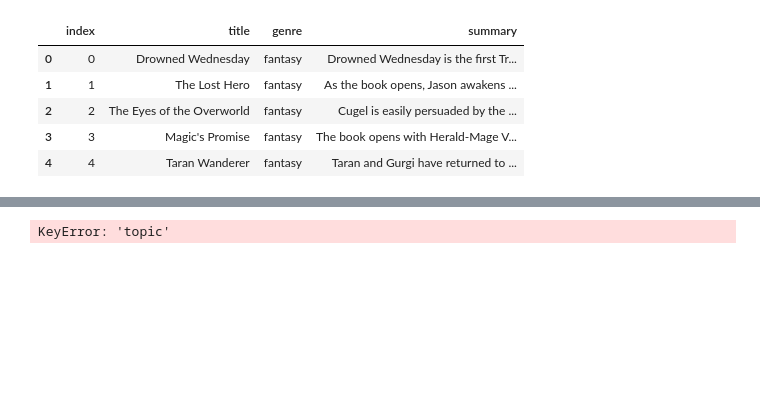
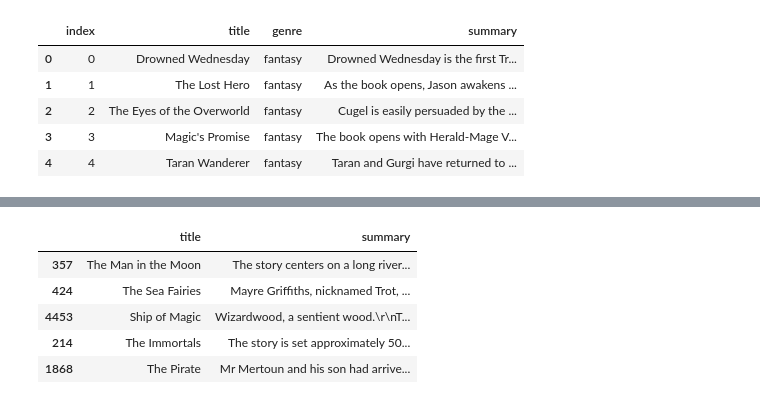
Before and after one commit to kamilhaddaad/NLP-Project, a Jupyter notebook: book_recommender/playground.ipynb, the cells around one changed output, grey strips where cells are left out. Drawn from its saved outputs; the diff is of its cells as text; code cells hidden in the pictures; blank space fills up the shorter version.

```diff
--- a/book_recommender/playground.ipynb
+++ b/book_recommender/playground.ipynb
@@ -143,24 +187,30 @@ def recommend_books(input_title, top_n=5):
 
     scores = []
     for i in range(len(df)):
-        if df.loc[i, "title"].lower() == input_title.lower():
+        if df.iloc[i]["title"].lower() == input_title.lower():
             continue
-        score = similarities[i]
-        if input_title.split()[0].lower() in df.loc[i, "title"].lower():
+        score = 0
+        if input_title.split()[0].lower() in df.iloc[i]["title"].lower():
             score += 2
-        if df.loc[i, "topic"] == input_topic:
+        if df.iloc[i]["topic"] == input_topic:
             score += 2
-        if df.loc[i, "genre"].lower() == input_genre.lower():
+        if df.iloc[i]["genre"].lower() == input_genre.lower():
             score += 1
+        score += similarities[i]
         scores.append((i, score))
 
     sorted_scores = sorted(scores, key=lambda x: x[1], reverse=True)[:top_n]
     similar_indices = [i for i, _ in sorted_scores]
+    recommended_books_df = df.iloc[similar_indices][["title", "summary"]]
 
-    recommended_books_df = df.iloc[similar_indices][["title", "summary"]]
     return recommended_books_df
 # %%
 result = recommend_books("Drowned Wednesday")
-print(result.to_string(index=False))
+result
 # %% [output]
-KeyError: 'topic'
+|  | title | summary |
+| 357 | The Man in the Moon | The story centers on a long river... |
+| 424 | The Sea Fairies | Mayre Griffiths, nicknamed Trot, ... |
+| 4453 | Ship of Magic | Wizardwood, a sentient wood.\r\nT... |
+| 214 | The Immortals | The story is set approximately 50... |
+| 1868 | The Pirate | Mr Mertoun and his son had arrive... |
```
Also changed, not shown: parts of 9 cells of this notebook, 3 other files.
